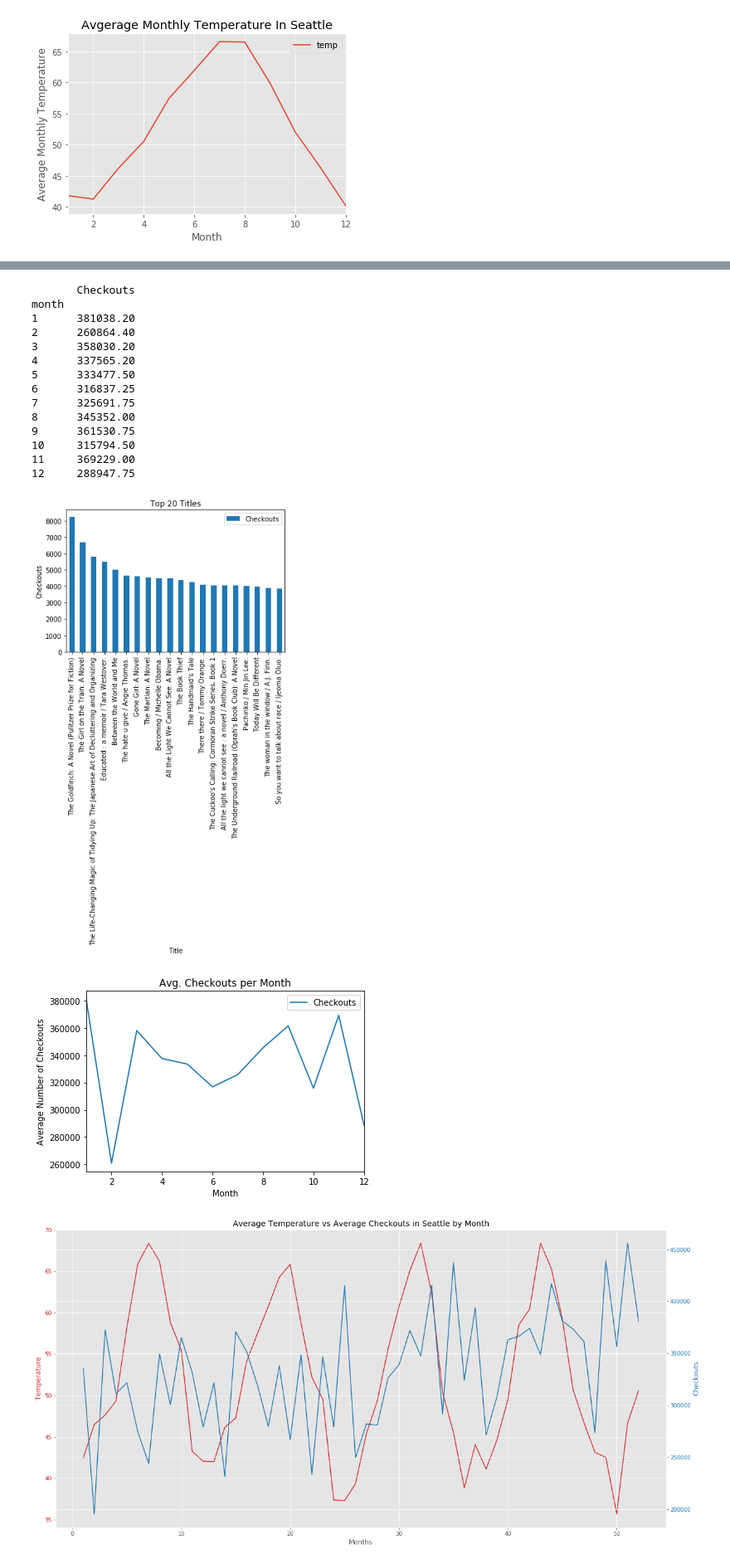
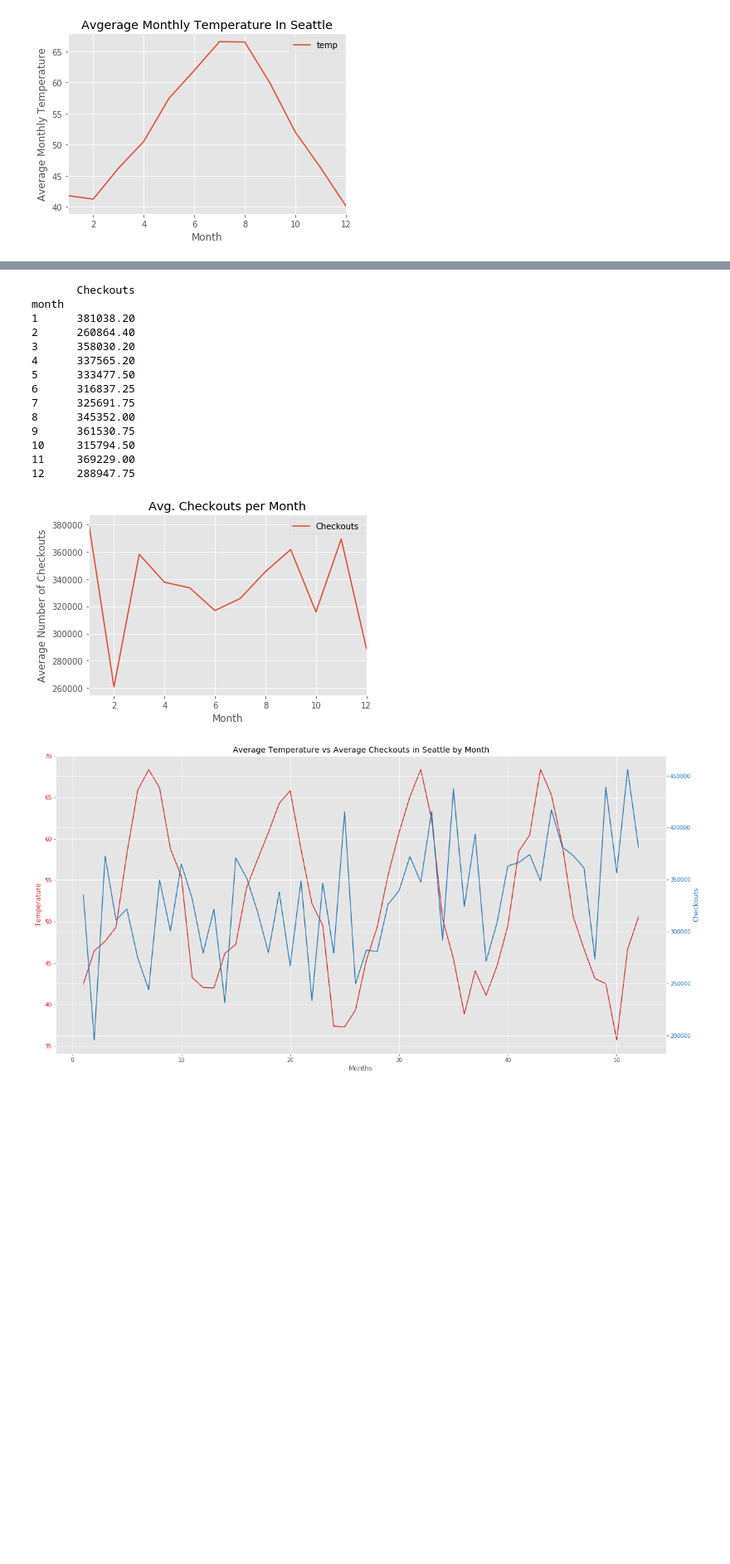
Before and after one commit to k1bu/Rutgers-Data-Science-Bootcamp-Project-1, a Jupyter notebook: SeattleWeather.ipynb, the cells around one changed output, grey strips where cells are left out. Shown at 83% size. Cells and saved outputs as stored; diff of their text form; code cells hidden in the pictures; blank space fills up the shorter version.

```diff
--- a/SeattleWeather.ipynb
+++ b/SeattleWeather.ipynb
@@ -123,7 +127,7 @@ df.head()
 | 3 | Digital | OverDrive | EBOOK | 2018 | 8 | 3 | Lady Be Good | Susan Elizabeth Phillips | ... |
 | 4 | Digital | OverDrive | AUDIOBOOK | 2018 | 8 | 2 | The House (Unabridged) | Danielle Steel | ... |
 # %%
-# Using code from Viraj for Avg. Number of Checkouts per Month
+# Using code from Veeraj for Avg. Number of Checkouts per Month
 
 df.count()
 
@@ -153,14 +157,6 @@ sort_title
 
 
 
-
-Top_20.plot(kind='bar',title='Top 20 Titles')
-plt.xlabel('Title')
-plt.ylabel('Checkouts')
-
-
-
-
 gb_month = df.groupby(['CheckoutYear','CheckoutMonth'])
 funcs = {'Checkouts':'sum'}
 month_agg = gb_month.agg(funcs)
@@ -173,32 +169,31 @@ funcs = {'Checkouts':'mean'}
 all_month_agg = gb_month_total.agg(funcs)
 
 all_month_agg.index.names = ["month"]
 
 all_month_agg
 
 
 
 
 
 all_month_agg.plot(kind='line',title='Avg. Checkouts per Month')
 plt.xlabel('Month')
 plt.ylabel('Average Number of Checkouts')
 
 print(all_month_agg)
 # %% [output]
        Checkouts
 month
 1      381038.20
 2      260864.40
 3      358030.20
 4      337565.20
 5      333477.50
 6      316837.25
 7      325691.75
 8      345352.00
 9      361530.75
 10     315794.50
 11     369229.00
 12     288947.75
-[figure, old version]
+[figure, new version]
-[figure, removed]
```
Also changed, not shown: parts of 6 cells of this notebook, 1 other file.
